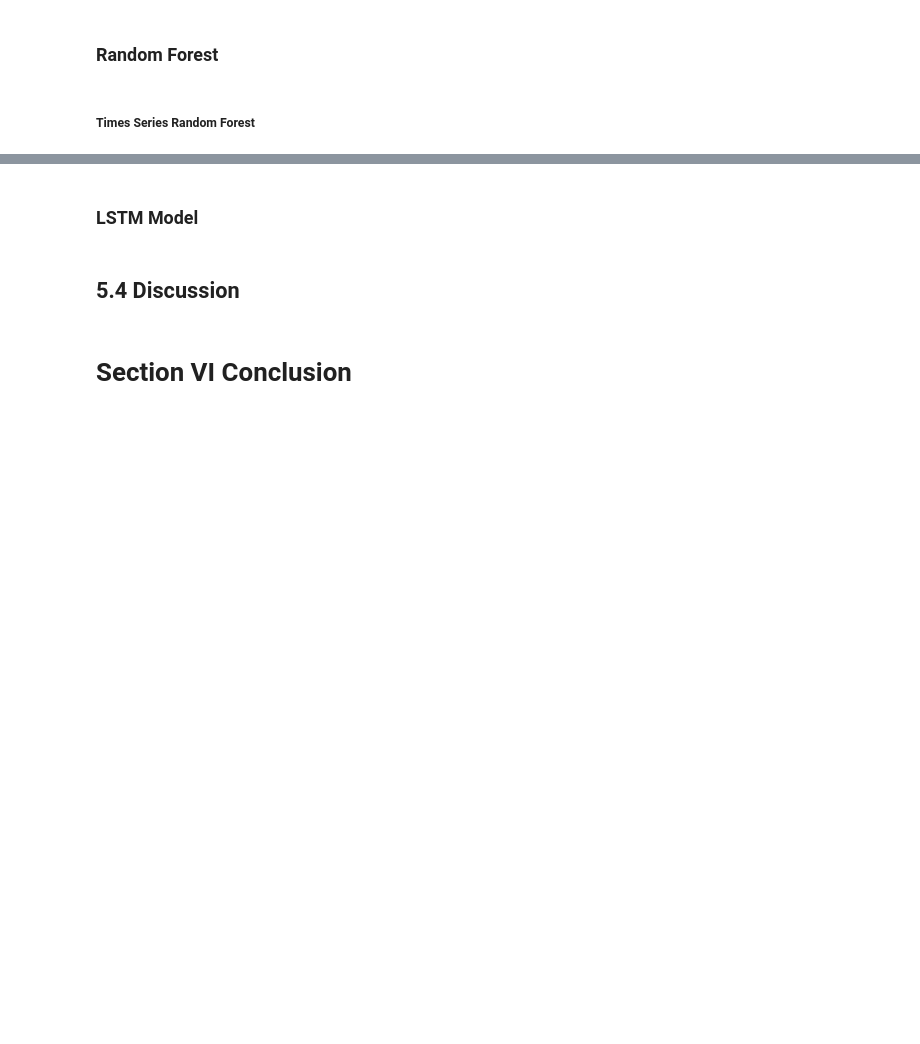
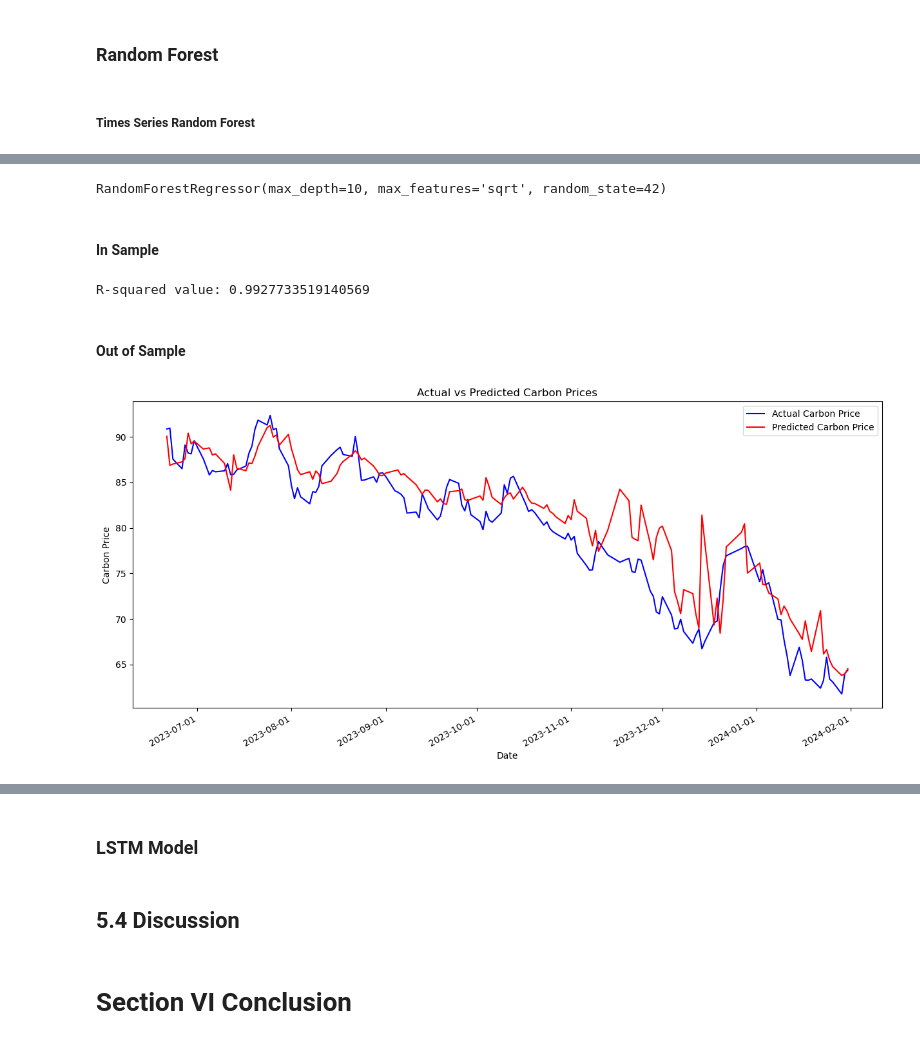
Before and after one commit to Erica-zya/Honor-Thesis, a Jupyter notebook: Draft_v5.ipynb, the cells around one changed output, grey strips where cells are left out. Saved outputs shown, nothing was run; the diff lists cells and outputs as text; code cells hidden in the pictures; blank space fills up the shorter version.

```diff
--- a/Draft_v5.ipynb
+++ b/Draft_v5.ipynb
@@ -734,0 +834,68 @@ print(features_df)
+# %%
+# Use the best estimator from GridSearchCV
+best_rf_model.fit(X_train, y_train)
+# %% [output]
+RandomForestRegressor(max_depth=10, max_features='sqrt', random_state=42)
+# %% [markdown]
+#### In Sample
+# %%
+y_train_pred_rf = best_rf_model.predict(X_train)
+
+# Reshape the data for sklearn (linear regression expects 2D arrays)
+y_train_pred_rf_reshaped = y_train_pred_rf.reshape(-1, 1)
+y_train_reshaped = y_train.values.reshape(-1, 1)  # Convert to array and reshape if needed
+
+# Initialize the Linear Regression model
+reg = linear_model.LinearRegression()
+
+# Fit the linear regression model on the predicted and actual values
+reg.fit(y_train_pred_rf_reshaped, y_train_reshaped)
+
+# Calculate the R-squared value
+r_squared = r2_score(y_train_reshaped, y_train_pred_rf_reshaped)
+print("R-squared value:", r_squared)
+# %% [output]
+R-squared value: 0.9927733519140569
+# %% [markdown]
+#### Out of Sample
+# %%
+# Initialize with training data
+history_X_rf = X_train.values.tolist()  # Start with the exogenous variables (training set)
+history_y_rf = y_train.tolist()  # Start with the target values (training set)
+
+# Store predictions
+y_test_pred_rf = []
+
+# Loop through the test set, predicting day by day, and updating the history
+for t in range(len(y_test)):
+    # Get the exogenous input for day t
+    X_input = X_test.iloc[t].values.reshape(1, -1)
+
+    # Train a new Random Forest model on the current history
+    rf_test_model = RandomForestRegressor(n_estimators=100, max_depth=10, random_state=42)
+    rf_test_model.fit(np.array(history_X_rf), np.array(history_y_rf))
+
+    # Predict the next value (carbon price for day t)
+    forecast = rf_test_model.predict(X_input)
+    y_test_pred_rf.append(forecast[0])  # Store the prediction
+
+    # Update history with the actual test data for the next iteration
+    history_y_rf.append(y_test.iloc[t])  # Append the actual value for day t
+    history_X_rf.append(X_input[0])  # Append the exogenous variables for day t
+# %%
+dates = df['Date']
+date_test = dates[test_indices]
+
+plt.figure(figsize=(15, 7))
+plt.plot(date_test, y_test, label='Actual Carbon Price', color='blue')
+plt.plot(date_test, y_test_pred_rf, label='Predicted Carbon Price', color='red')
+plt.gca().xaxis.set_major_formatter(mdates.DateFormatter('%Y-%m-%d'))
+plt.gca().xaxis.set_major_locator(mdates.MonthLocator())
+plt.gcf().autofmt_xdate()  # Auto-format for date rotation and readability
+plt.title('Actual vs Predicted Carbon Prices')
+plt.xlabel('Date')
+plt.ylabel('Carbon Price')
+plt.legend()
+plt.show()
+# %% [output]
+[figure, added]
```
Also changed, not shown: parts of 54 cells of this notebook.
